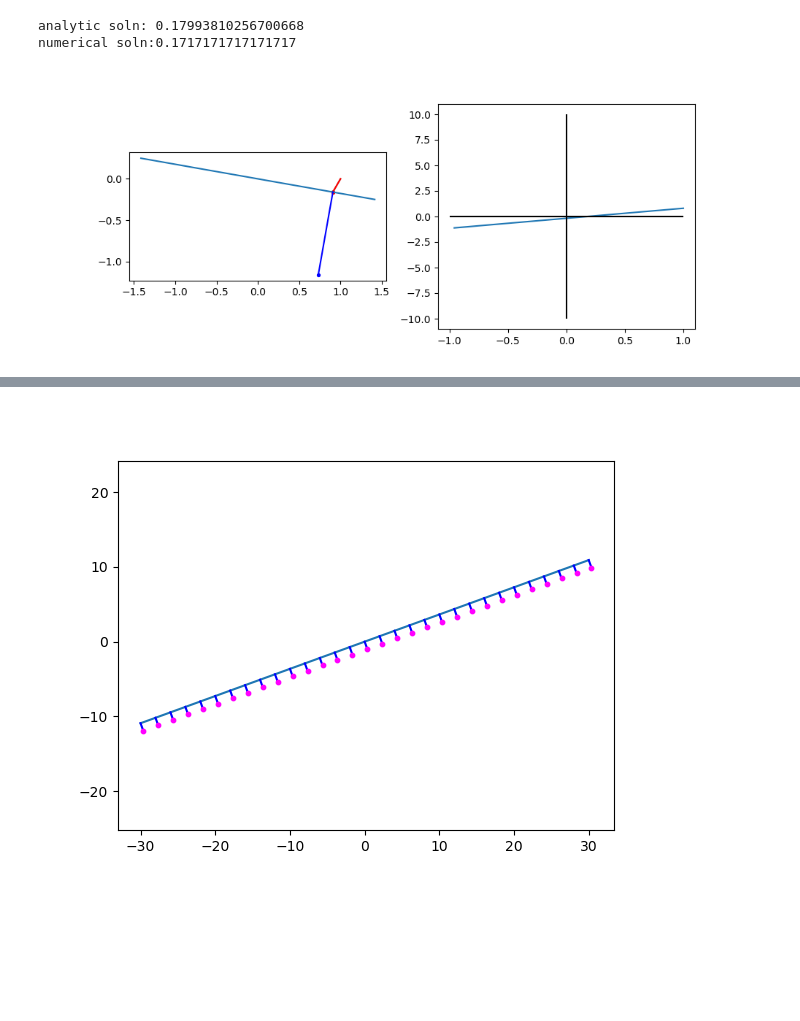
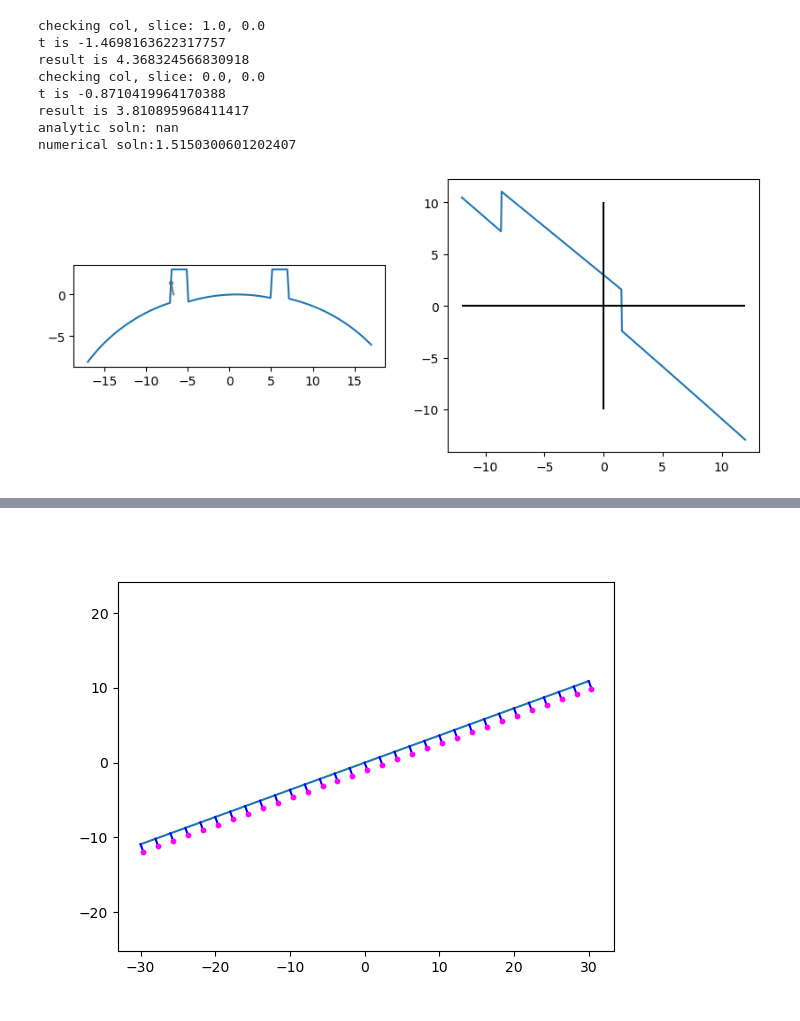
Before and after one commit to ellenle3/ifugen, a Jupyter notebook: python/surface_generator.ipynb, the cells around one changed output, grey strips where cells are left out. Drawn from its saved outputs; the diff is of its cells as text; code cells hidden in the pictures; blank space fills up the shorter version.

```diff
--- a/surface_generator.ipynb
+++ b/python/surface_generator.ipynb
@@ -228,82 +223,98 @@ surface_norm_func = tilted_plane_surface_normal
 transfer_dist_func = tilted_plane_transfer
 critical_xy_func = tilted_plane_critical_xy
 
-"""
+
 sag_func = conic_3d_sag
 surface_norm_func = conic_3d_surface_normal
 transfer_dist_func = conic_3d_transfer
 critical_xy_func = conic_3d_critical_xy
-"""
+
 
 n_each = 1
 n_rows = 1
-n_cols = 1
+n_cols = 3
 mode = 1
 trace_walls = False
 dalpha = 0
-dbeta = 0
+dbeta = 10
 dgamma = 0
-alpha_cen = 10
-beta_cen = 0
-gamma_cen = 5
+alpha_cen = 0
+beta_cen = 5
+gamma_cen = 0
 dx = 10
 dy = 3
-r = -100
+r = -20.1
 c = 1/r
 k = 0
-xgap_width = 0
-xgap_depth = 2
+xgap_width = 2
+xgap_depth = 3
 ygap_width = 0
 ygap_depth = 2
 p = ImageSlicerParams(n_each, n_rows, n_cols, mode, trace_walls, dalpha, dbeta, dgamma, alpha_cen, beta_cen, gamma_cen, dx, dy, c, k, xgap_width, xgap_depth, ygap_width, ygap_depth)
 
-xt = 0
-y = np.linspace(-20, 20, 100)
-surf = np.zeros(len(y))
-for i,y1 in enumerate(y):
-    surf[i] = make_image_slicer(xt, y1, p, sag_func)
+yt = 0
+x = np.linspace(-20, 20, 200)
+surf = np.zeros(len(x))
+for i,x1 in enumerate(x):
+    surf[i] = make_image_slicer(x1, yt, p, sag_func)
 
 
-yt = 1
-l = 0
-m = -0.6
-n = -1
+xt = -6.7
+l = -0.1
+m = 0
+n = 0.5
 l = l / np.sqrt(l*l+m*m+n*n)
 m = m / np.sqrt(l*l+m*m+n*n)
 n = n / np.sqrt(l*l+m*m+n*n)
 
 xs, ys, zs, tsol, ln, mn, nn = ray_trace_slicer(xt, yt, l, m, n, p, sag_func, critical_xy_func, transfer_dist_func, surface_norm_func)
 print("analytic soln: " + str(tsol))
 
-t = np.linspace(-1, 1, 100)
+t = np.linspace(-12, 12, 500)
 feval = np.zeros(len(t))
 for i,t1 in enumerate(t):
     feval[i] = transfer_equation(t1, xt, yt, l, m, n, p, sag_func)
 idx = np.nanargmin(np.abs(feval))
 tnum = t[idx]
 print("numerical soln:" + str(tnum))
 
 fig, axs = plt.subplots(nrows=1, ncols=2, figsize=(10,4))
-axs[0].plot(y, surf)
+axs[0].plot(x, surf)
 
 # Draw analytically calculated ray and surface normal
-axs[0].plot([yt, yt + tsol*m], [0, tsol*n], c='r', zorder=1)
-axs[0].scatter([yt + tsol*m], [tsol*n], c='r', s=8, zorder=1)
-axs[0].plot([ys, ys+mn], [zs, zs+nn], c='b')
-axs[0].scatter([ys+mn], [zs+nn], c='b', s=8, zorder=10)
+axs[0].plot([xt, xt + tsol*l], [0, tsol*n], c='r', zorder=1)
+axs[0].scatter([xt + tsol*l], [tsol*n], c='r', s=8, zorder=1)
+axs[0].plot([xs, xs+ln], [zs, zs+nn], c='b')
+axs[0].scatter([xs+ln], [zs+nn], c='b', s=8, zorder=10)
+
+#axs[0].plot([yt, yt + tsol*m], [0, tsol*n], c='r', zorder=1)
+#axs[0].scatter([yt + tsol*m], [tsol*n], c='r', s=8, zorder=1)
+#axs[0].plot([ys, ys+mn], [zs, zs+nn], c='b')
+#axs[0].scatter([ys+mn], [zs+nn], c='b', s=8, zorder=10)
 
 # Numerically determined ray
-axs[0].plot([yt, yt + tnum*m], [0, tnum*n], c='gray', zorder=0)
-axs[0].scatter([yt + tnum*m], [tnum*n], c='gray', s=8, zorder=0)
+axs[0].plot([xt, xt + tnum*l], [0, tnum*n], c='gray', zorder=0)
+axs[0].scatter([xt + tnum*l], [tnum*n], c='gray', s=8, zorder=0)
+#print(tnum*n)
+
+#axs[0].plot([yt, yt + tnum*m], [0, tnum*n], c='gray', zorder=0)
+#axs[0].scatter([yt + tnum*m], [tnum*n], c='gray', s=8, zorder=0)
+
 axs[0].set_aspect("equal")
 
 axs[1].plot(t, feval)
 axs[1].hlines(0, t[0], t[-1], colors='k')
 axs[1].vlines(0, -10, 10, colors='k')
 #axs[1].set_ylim(np.nanmin(feval), np.nanmax(feval))
 
 plt.show()
 # %% [output]
-analytic soln: 0.17993810256700668
-numerical soln:0.1717171717171717
+checking col, slice: 1.0, 0.0
+t is -1.4698163622317757
+result is 4.368324566830918
+checking col, slice: 0.0, 0.0
+t is -0.8710419964170388
+result is 3.810895968411417
+analytic soln: nan
+numerical soln:1.5150300601202407
-[figure, old version]
+[figure, new version]
```
Also changed, not shown: parts of 5 cells of this notebook, 2 other files.
